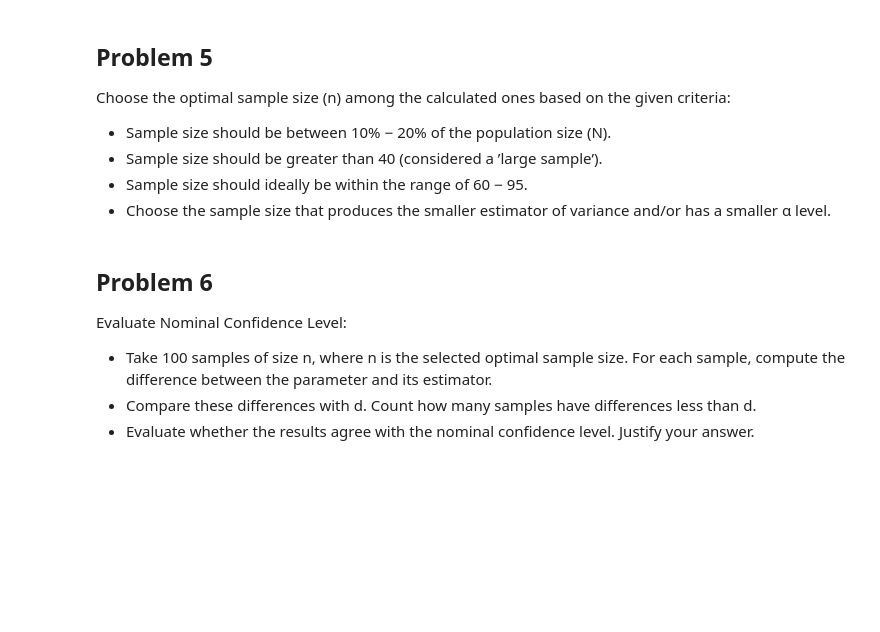
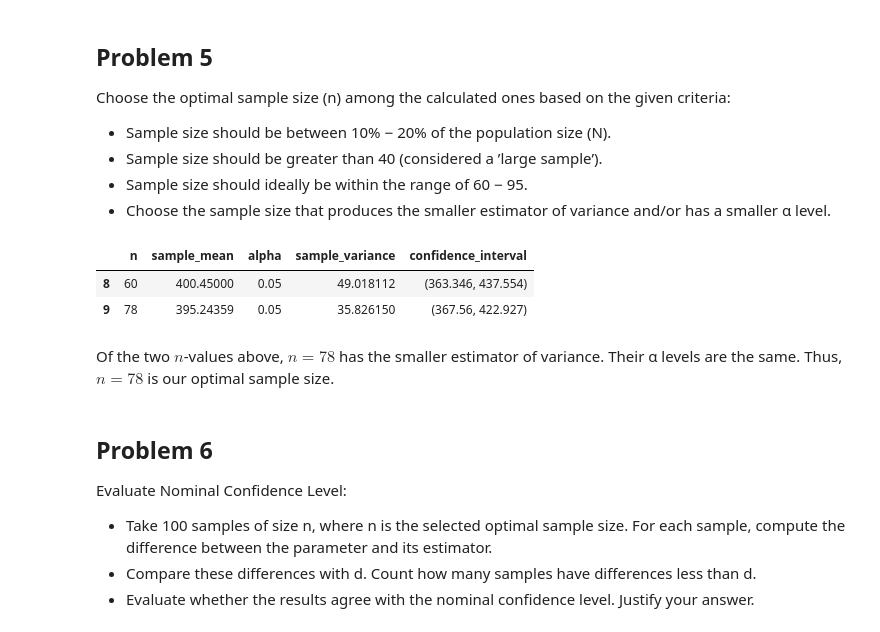
Before and after one commit to abachhu/stat440_project, a Jupyter notebook: stat440_notebook.ipynb, the cells around one changed output. Drawn from its saved outputs; the diff is of its cells as text; code cells hidden in the pictures; blank space fills up the shorter version.

```diff
--- a/stat440_notebook.ipynb
+++ b/stat440_notebook.ipynb
@@ -204,6 +220,29 @@ Choose the optimal sample size (n) among the calculated ones based on the given
 - Sample size should be greater than 40 (considered a ’large sample’).
 - Sample size should ideally be within the range of 60 − 95.
 - Choose the sample size that produces the smaller estimator of variance and/or has a smaller α level.
+# %%
+optimal_ns = estimates_df
+
+# n between 10-20% of population size
+optimal_ns = optimal_ns[optimal_ns['n'] <= 0.2*N]
+optimal_ns = optimal_ns[optimal_ns['n'] >= 0.1*N]
+
+# n > 40
+optimal_ns = optimal_ns[optimal_ns['n'] >= 40]
+
+# n between 60 and 95
+optimal_ns = optimal_ns[optimal_ns['n'] <= 95]
+optimal_ns = optimal_ns[optimal_ns['n'] >= 60]
+
+optimal_ns
+# %% [output]
+|  | n | sample_mean | alpha | sample_variance | confidence_interval |
+| 8 | 60 | 400.45000 | 0.05 | 49.018112 | (363.346, 437.554) |
+| 9 | 78 | 395.24359 | 0.05 | 35.826150 | (367.56, 422.927) |
+# %% [markdown]
+Of the two $n$-values above, $n=78$ has the smaller estimator of variance.
+Their α levels are the same.
+Thus, $n=78$ is our optimal sample size.
 # %% [markdown]
 ## Problem 6
 Evaluate Nominal Confidence Level:
```
Also changed, not shown: parts of 4 cells of this notebook.
